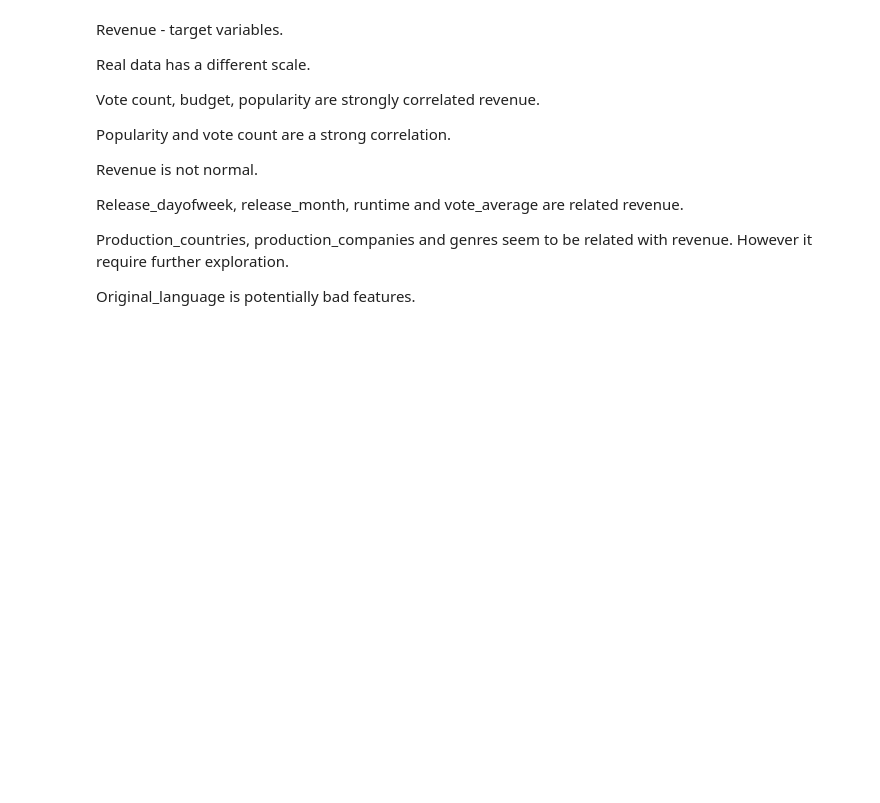
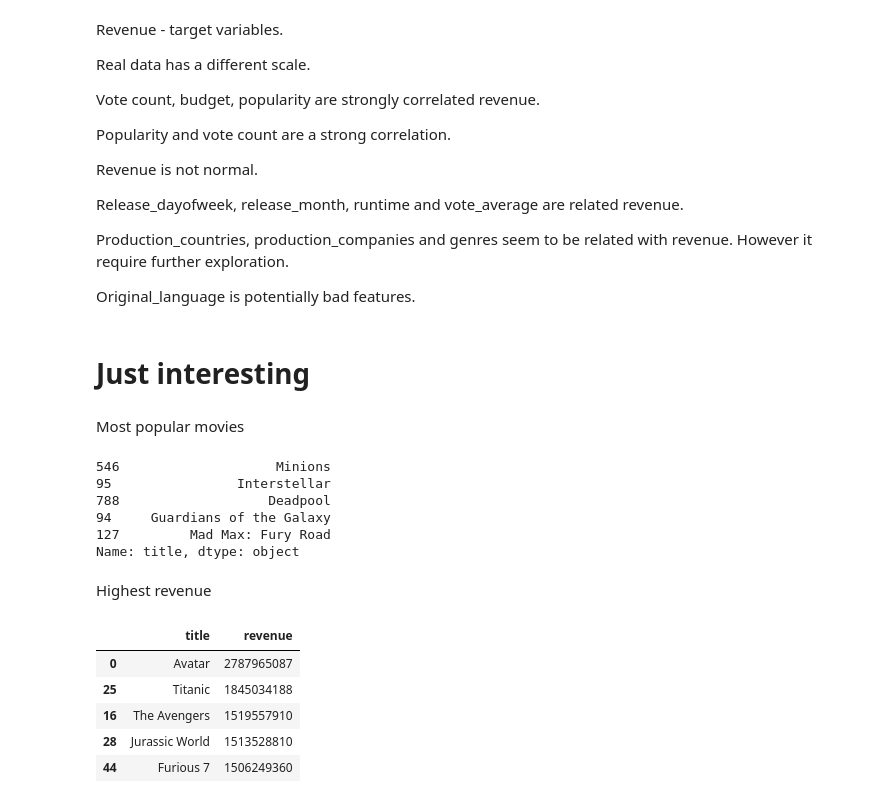
Before and after one commit to maslovalyudmila/ds_school_2020, a Jupyter notebook: task 1/Group6_Babaev_visual_data_analysis.ipynb, the cells around one changed output. Drawn from its saved outputs; the diff is of its cells as text; code cells hidden in the pictures; blank space fills up the shorter version.

```diff
--- a/task 1/Group6_Babaev_visual_data_analysis.ipynb
+++ b/task 1/Group6_Babaev_visual_data_analysis.ipynb
@@ -474,3 +452,5 @@ Release_dayofweek, release_month, runtime and vote_average are related revenue.
 Production_countries, production_companies and genres  seem to be related with revenue. However it require further exploration.
 
 Original_language is potentially bad features.
+# %% [markdown]
+# Just interesting
@@ -476,0 +459,22 @@ Original_language is potentially bad features.
+# %% [markdown]
+Most popular movies
+# %%
+data.sort_values('popularity', ascending=False)['title'].head()
+# %% [output]
+546                    Minions
+95                Interstellar
+788                   Deadpool
+94     Guardians of the Galaxy
+127         Mad Max: Fury Road
+Name: title, dtype: object
+# %% [markdown]
+Highest revenue
+# %%
+data.sort_values('revenue', ascending=False)[['title', 'revenue']].head()
+# %% [output]
+|  | title | revenue |
+| 0 | Avatar | 2787965087 |
+| 25 | Titanic | 1845034188 |
+| 16 | The Avengers | 1519557910 |
+| 28 | Jurassic World | 1513528810 |
+| 44 | Furious 7 | 1506249360 |
```
Also changed, not shown: parts of 24 cells of this notebook.
